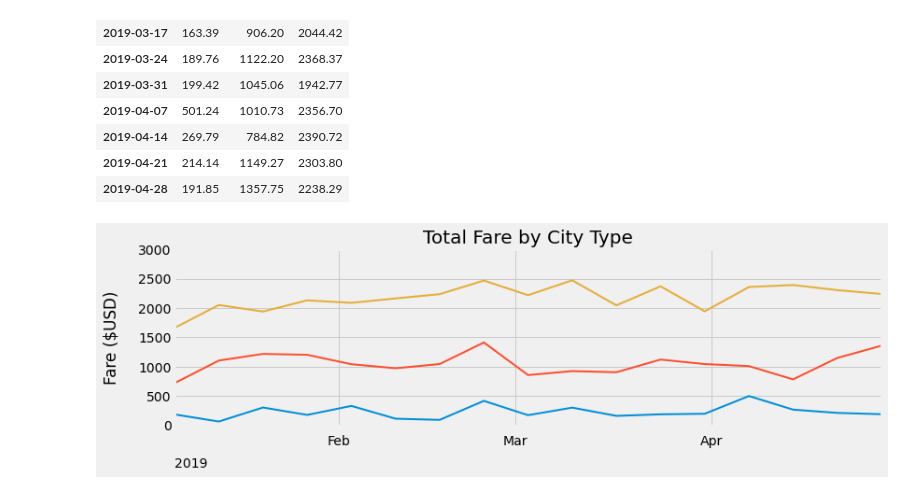
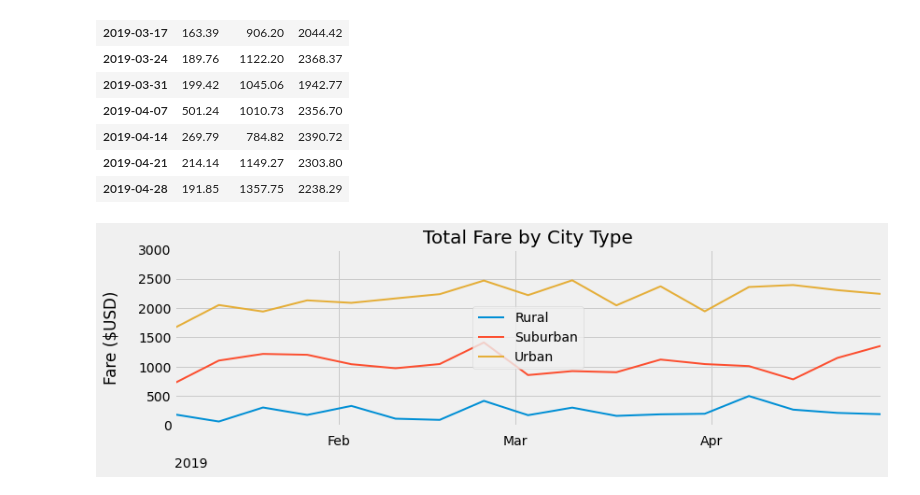
Before and after one commit to xenia-e/PyBer_Analysis, a Jupyter notebook: PyBer_Challenge.ipynb, the cells around one changed output. Cells and saved outputs as stored; diff of their text form; code cells hidden in the pictures.

```diff
--- a/PyBer_Challenge.ipynb
+++ b/PyBer_Challenge.ipynb
@@ -270,26 +270,24 @@ weekfares_by_type_range
 # %%
 # 8. Using the object-oriented interface method, plot the resample DataFrame using the df.plot() function.
 
 # Use the graph style fivethirtyeight.
 style.use('fivethirtyeight')
-
-
+#label = weekfares_by_type_range.columns.values
 fig, ax = plt.subplots(1, 1, figsize=(12,4), tight_layout=True)
 ax.plot(weekfares_by_type_range, linewidth='2')
 fig.tight_layout()
 # Add the title, y-axis label and grid.
 ax.set_title('Total Fare by City Type', fontsize=20)
 ax.set_xlabel("2019", loc='left', fontsize=14, labelpad=10)
 ax.set_ylabel('Fare ($USD)', labelpad=20)
 fmt_half_year = mdates.MonthLocator(interval=1)
 ax.xaxis.set_major_locator(fmt_half_year)
 ax.xaxis.set_major_formatter(mdates.DateFormatter('%b'))
 ax.xaxis.set_tick_params(pad=10)
 ax.set_ylim(0,3000)
 ax.margins(x=0, y=0)
-
-
+plt.legend(['Rural', 'Suburban', 'Urban'], loc='center')
 plt.savefig("analysis/PyBer_fare_summary.png")
 plt.show()
 # %% [output]
-[figure, old version]
+[figure, new version]
```
Also changed, not shown: 2 other files.
